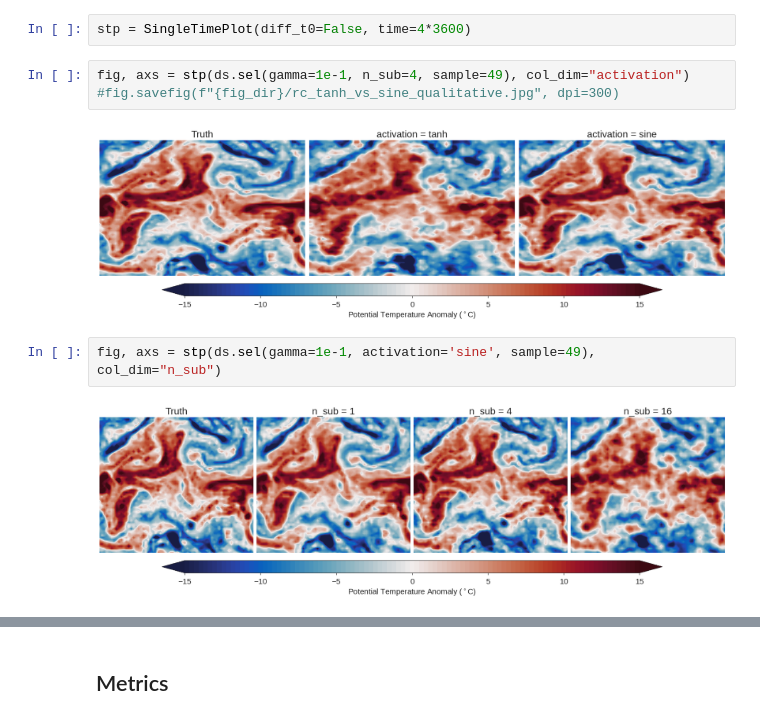
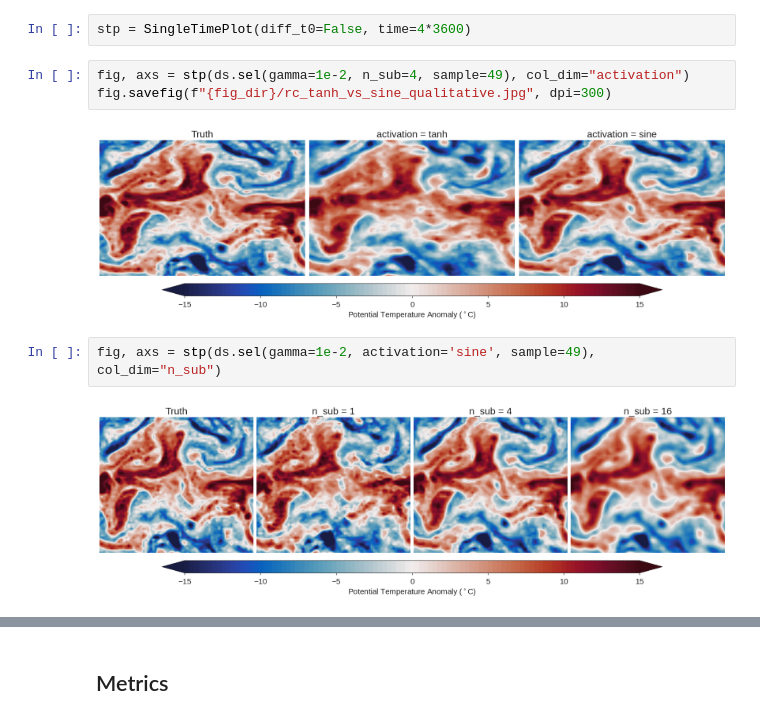
Before and after one commit to timothyas/rc-gfd, a Jupyter notebook: notebooks/plot_esn_activation.ipynb, the cells around one changed output, grey strips where cells are left out. Cells and saved outputs as stored; diff of their text form.

Commit message:
figures done

```diff
--- a/notebooks/plot_esn_activation.ipynb
+++ b/notebooks/plot_esn_activation.ipynb
@@ -60,11 +60,11 @@ ds = ds.swap_dims({"experiment":"gamma"})
 # %%
 stp = SingleTimePlot(diff_t0=False, time=4*3600)
 # %%
-fig, axs = stp(ds.sel(gamma=1e-1, n_sub=4, sample=49), col_dim="activation")
-#fig.savefig(f"{fig_dir}/rc_tanh_vs_sine_qualitative.jpg", dpi=300)
+fig, axs = stp(ds.sel(gamma=1e-2, n_sub=4, sample=49), col_dim="activation")
+fig.savefig(f"{fig_dir}/rc_tanh_vs_sine_qualitative.jpg", dpi=300)
 # %% [output]
-[figure, old version]
+[figure, new version]
 # %%
-fig, axs = stp(ds.sel(gamma=1e-1, activation='sine', sample=49), col_dim="n_sub")
+fig, axs = stp(ds.sel(gamma=1e-2, activation='sine', sample=49), col_dim="n_sub")
 # %% [output]
-[figure, old version]
+[figure, new version]
```
Also changed, not shown: parts of 4 cells of this notebook, 3 other files.
